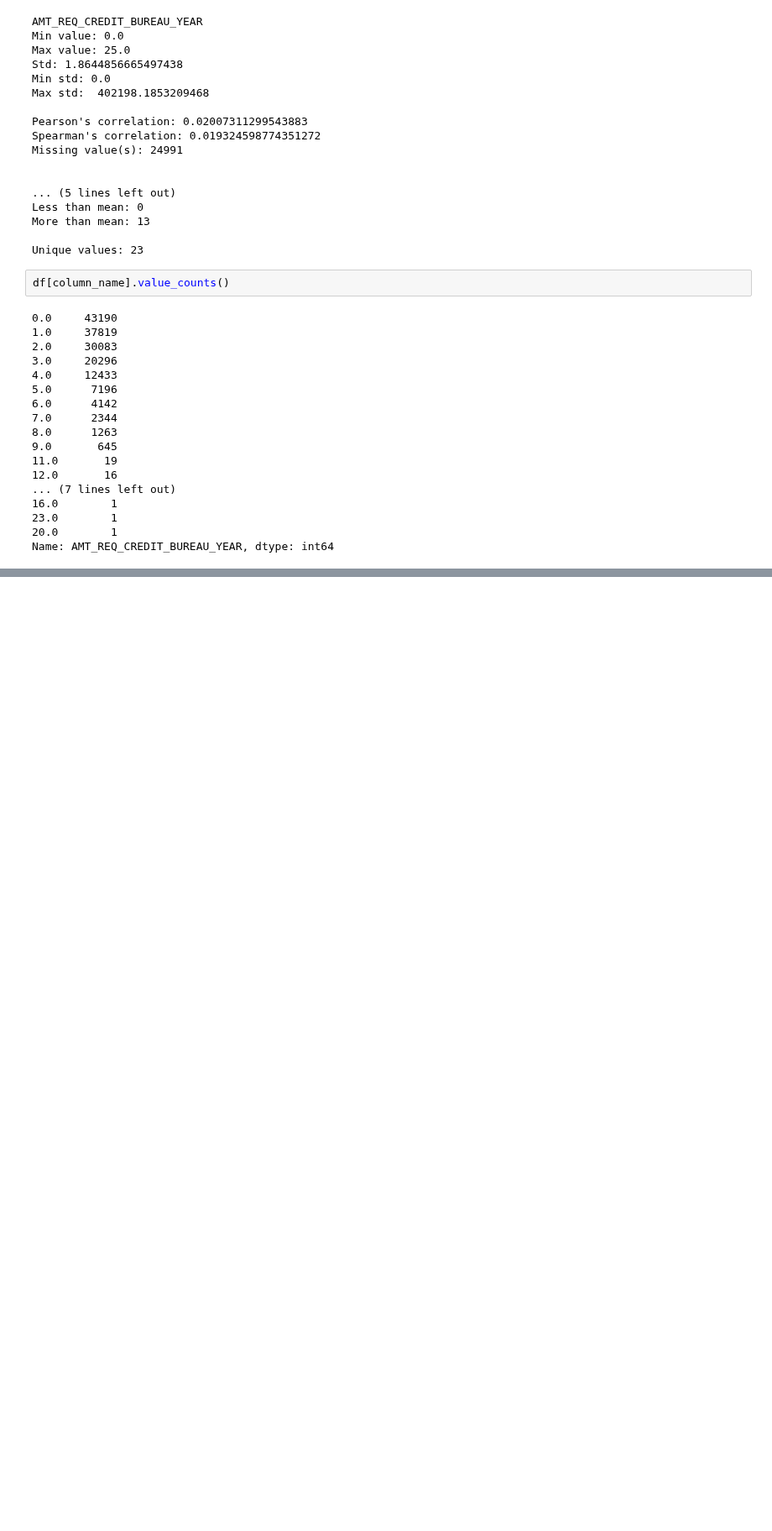
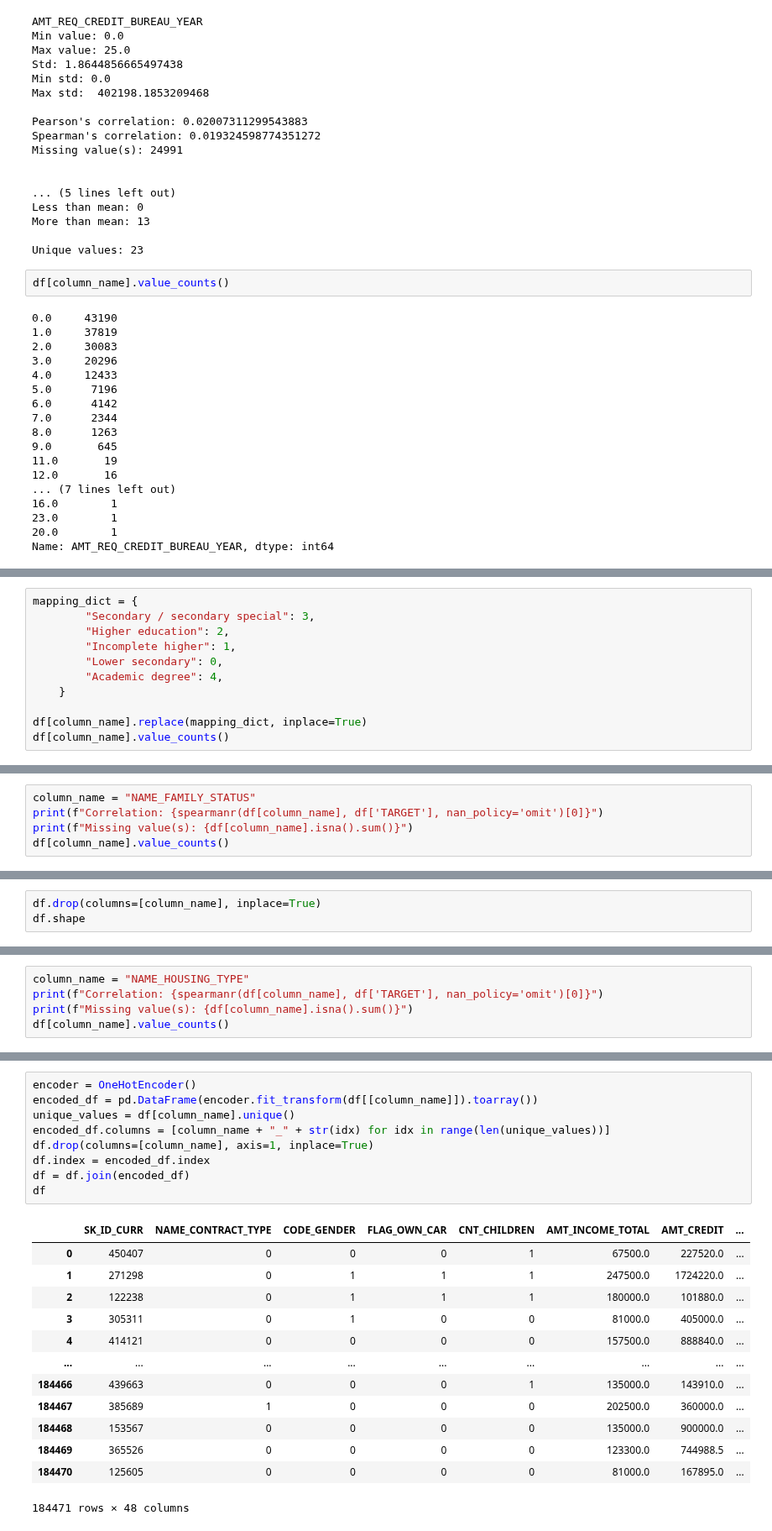
Before and after one commit to DhruvAwasthi/AI511_HOMELOAN_2022, a Jupyter notebook: notebooks/2022_12_08_master_eda.ipynb, the cells around one changed output, grey strips where cells are left out. Shown at 84% size. Cells and saved outputs as stored; diff of their text form; blank space fills up the shorter version.

Commit message:
one hot encoder

```diff
--- a/notebooks/2022_12_08_master_eda.ipynb
+++ b/notebooks/2022_12_08_master_eda.ipynb
@@ -3806,0 +4151,11 @@ df.shape
+# %%
+mapping_dict = {
+        "Secondary / secondary special": 3,
+        "Higher education": 2,
+        "Incomplete higher": 1,
+        "Lower secondary": 0,
+        "Academic degree": 4,
+    }
+
+df[column_name].replace(mapping_dict, inplace=True)
+df[column_name].value_counts()
@@ -3806,0 +4171,5 @@ df.shape
+# %%
+column_name = "NAME_FAMILY_STATUS"
+print(f"Correlation: {spearmanr(df[column_name], df['TARGET'], nan_policy='omit')[0]}")
+print(f"Missing value(s): {df[column_name].isna().sum()}")
+df[column_name].value_counts()
@@ -3806,0 +4186,3 @@ df.shape
+# %%
+df.drop(columns=[column_name], inplace=True)
+df.shape
@@ -3806,0 +4193,5 @@ df.shape
+# %%
+column_name = "NAME_HOUSING_TYPE"
+print(f"Correlation: {spearmanr(df[column_name], df['TARGET'], nan_policy='omit')[0]}")
+print(f"Missing value(s): {df[column_name].isna().sum()}")
+df[column_name].value_counts()
@@ -3806,0 +4208,23 @@ df.shape
+# %%
+encoder = OneHotEncoder()
+encoded_df = pd.DataFrame(encoder.fit_transform(df[[column_name]]).toarray())
+unique_values = df[column_name].unique()
+encoded_df.columns = [column_name + "_" + str(idx) for idx in range(len(unique_values))]
+df.drop(columns=[column_name], axis=1, inplace=True)
+df.index = encoded_df.index
+df = df.join(encoded_df)
+df
+# %% [output]
+|  | SK_ID_CURR | NAME_CONTRACT_TYPE | CODE_GENDER | FLAG_OWN_CAR | CNT_CHILDREN | AMT_INCOME_TOTAL | AMT_CREDIT | ... |
+| 0 | 450407 | 0 | 0 | 0 | 1 | 67500.0 | 227520.0 | ... |
+| 1 | 271298 | 0 | 1 | 1 | 1 | 247500.0 | 1724220.0 | ... |
+| 2 | 122238 | 0 | 1 | 1 | 1 | 180000.0 | 101880.0 | ... |
+| 3 | 305311 | 0 | 1 | 0 | 0 | 81000.0 | 405000.0 | ... |
+| 4 | 414121 | 0 | 0 | 0 | 0 | 157500.0 | 888840.0 | ... |
+| ... | ... | ... | ... | ... | ... | ... | ... | ... |
+| 184466 | 439663 | 0 | 0 | 0 | 1 | 135000.0 | 143910.0 | ... |
+| 184467 | 385689 | 1 | 0 | 0 | 0 | 202500.0 | 360000.0 | ... |
+| 184468 | 153567 | 0 | 0 | 0 | 0 | 135000.0 | 900000.0 | ... |
+| 184469 | 365526 | 0 | 0 | 0 | 0 | 123300.0 | 744988.5 | ... |
+| 184470 | 125605 | 0 | 0 | 0 | 0 | 81000.0 | 167895.0 | ... |
+184471 rows × 48 columns
```
Also changed, not shown: parts of 120 cells of this notebook, 1 other file.
